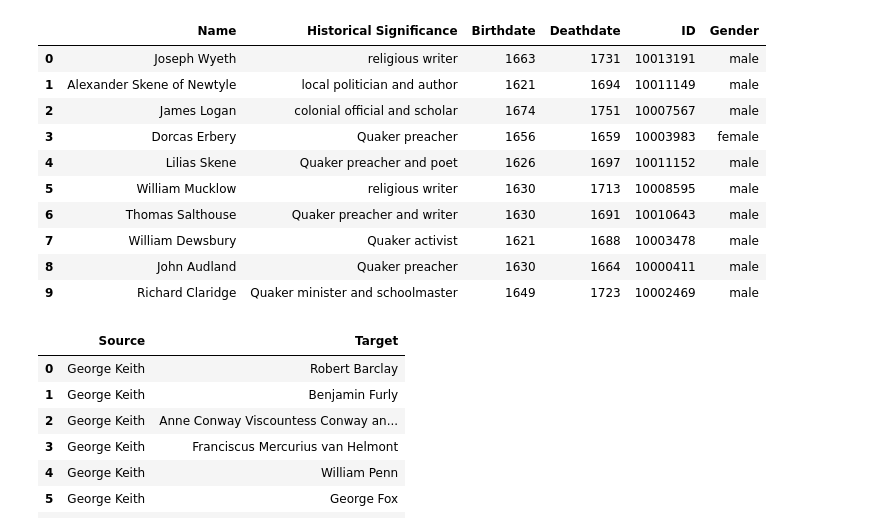
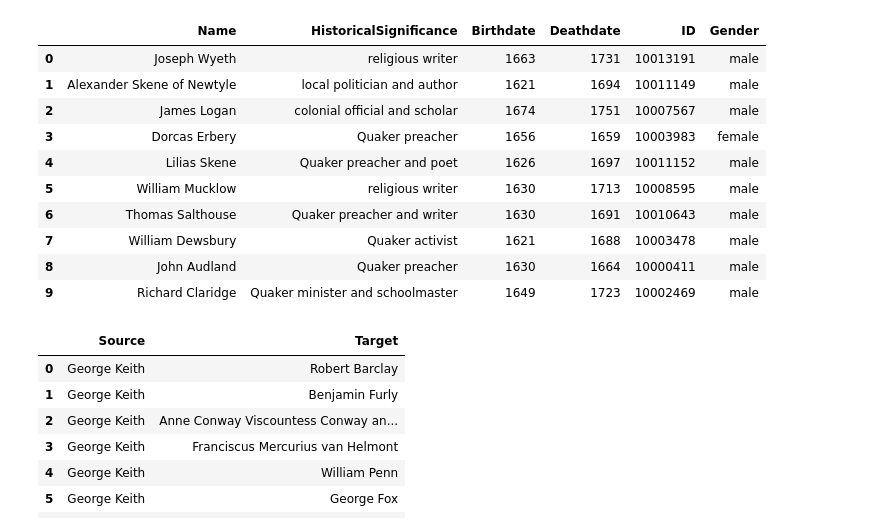
Before and after one commit to MRomalde/IA_Trabajo, a Jupyter notebook: Proyecto.ipynb, the cells around one changed output. Saved outputs shown, nothing was run; the diff lists cells and outputs as text; code cells hidden in the pictures.

```diff
--- a/Proyecto.ipynb
+++ b/Proyecto.ipynb
@@ -4,13 +4,14 @@ import networkx as nx
 import matplotlib.pyplot as plt
 # %%
 #cargamos nodos
-nodos=pd.read_csv('quakers_nodelist.csv')
+nodos=pd.read_csv('quakers_nodelist.csv',header=None,
+                 names=['Name','HistoricalSignificance','Birthdate','Deathdate','ID','Gender'])
 #cargamos aristas
-aristas=pd.read_csv('quakers_edgelist.csv')
-nodos = nodos[['Name','Historical Significance','Birthdate','Deathdate','ID','Gender']]
+aristas=pd.read_csv('quakers_edgelist.csv',header=None,
+                   names=['Source','Target'])
 nodos.head(10)
 # %% [output]
-|  | Name | Historical Significance | Birthdate | Deathdate | ID | Gender |
+|  | Name | HistoricalSignificance | Birthdate | Deathdate | ID | Gender |
 | 0 | Joseph Wyeth | religious writer | 1663 | 1731 | 10013191 | male |
 | 1 | Alexander Skene of Newtyle | local politician and author | 1621 | 1694 | 10011149 | male |
 | 2 | James Logan | colonial official and scholar | 1674 | 1751 | 10007567 | male |
```
Also changed, not shown: parts of 18 cells of this notebook, 2 other files.
